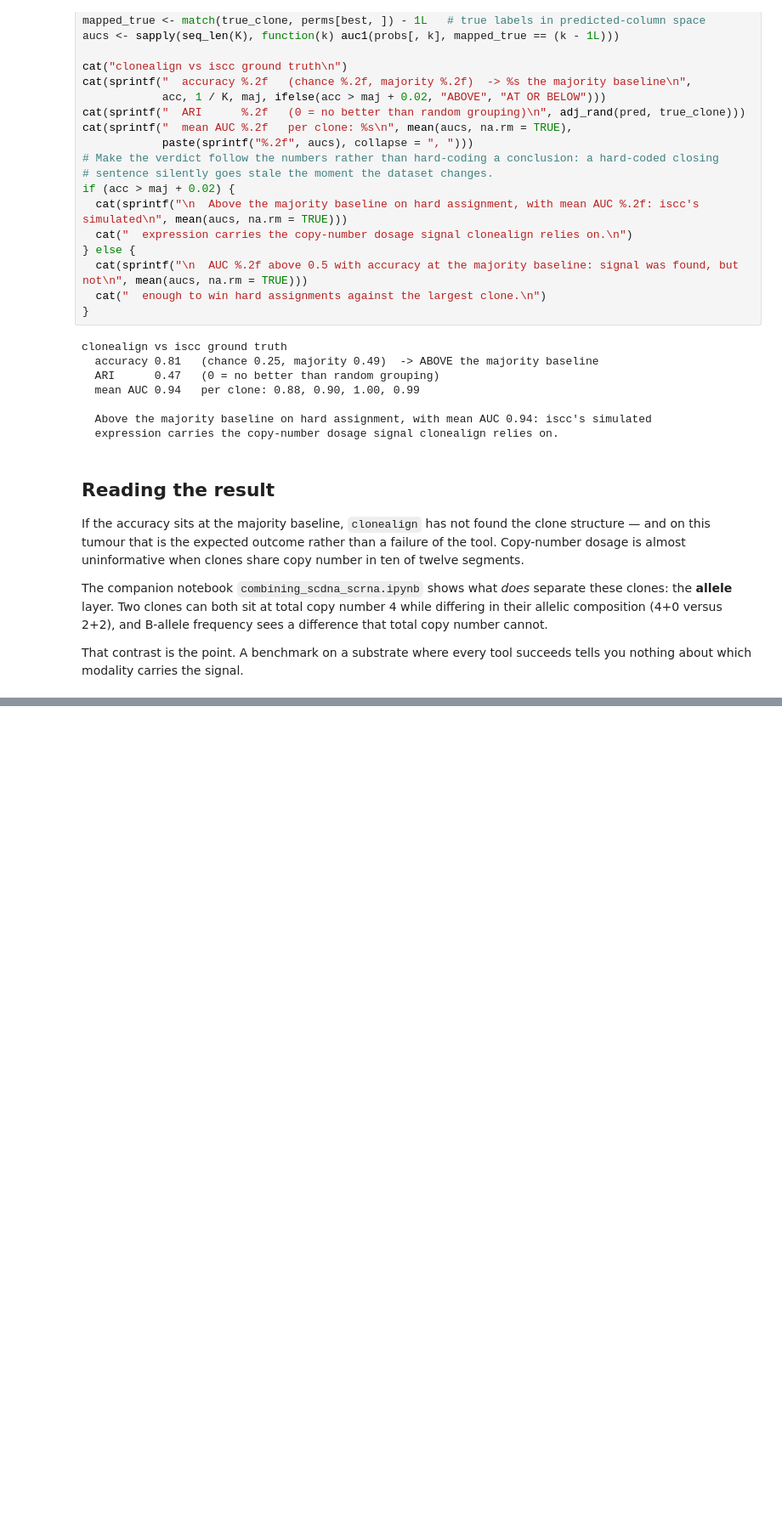
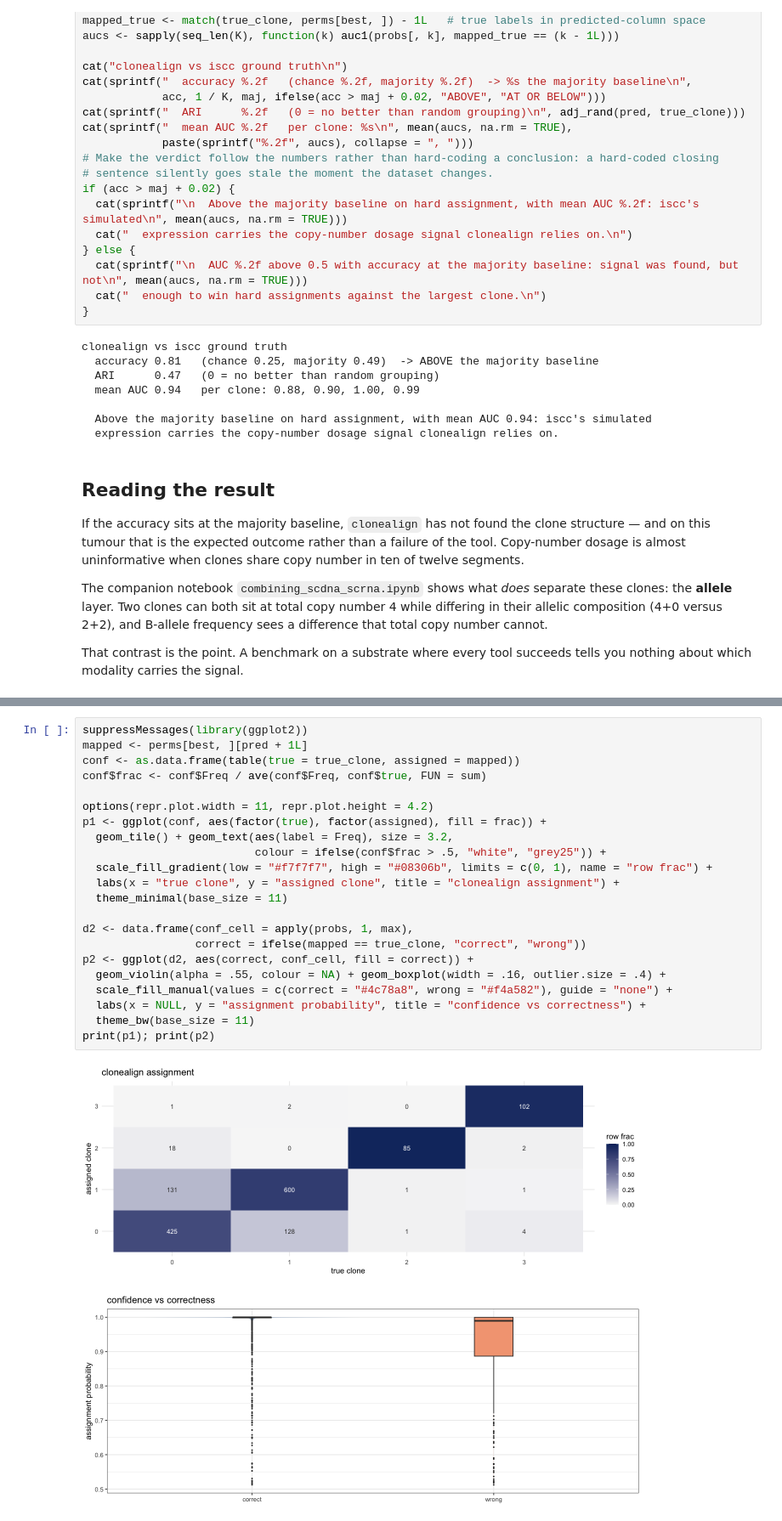
Before and after one commit to pedrofale/iscc, a Jupyter notebook: notebooks/tool_clonealign_R.ipynb, the cells around one changed output, grey strips where cells are left out. Shown at 85% size. Drawn from its saved outputs; the diff is of its cells as text; blank space fills up the shorter version.

```diff
--- a/notebooks/tool_clonealign_R.ipynb
+++ b/notebooks/tool_clonealign_R.ipynb
@@ -191,0 +199,25 @@ about which modality carries the signal.
+# %%
+suppressMessages(library(ggplot2))
+mapped <- perms[best, ][pred + 1L]
+conf <- as.data.frame(table(true = true_clone, assigned = mapped))
+conf$frac <- conf$Freq / ave(conf$Freq, conf$true, FUN = sum)
+
+options(repr.plot.width = 11, repr.plot.height = 4.2)
+p1 <- ggplot(conf, aes(factor(true), factor(assigned), fill = frac)) +
+  geom_tile() + geom_text(aes(label = Freq), size = 3.2,
+                          colour = ifelse(conf$frac > .5, "white", "grey25")) +
+  scale_fill_gradient(low = "#f7f7f7", high = "#08306b", limits = c(0, 1), name = "row frac") +
+  labs(x = "true clone", y = "assigned clone", title = "clonealign assignment") +
+  theme_minimal(base_size = 11)
+
+d2 <- data.frame(conf_cell = apply(probs, 1, max),
+                 correct = ifelse(mapped == true_clone, "correct", "wrong"))
+p2 <- ggplot(d2, aes(correct, conf_cell, fill = correct)) +
+  geom_violin(alpha = .55, colour = NA) + geom_boxplot(width = .16, outlier.size = .4) +
+  scale_fill_manual(values = c(correct = "#4c78a8", wrong = "#f4a582"), guide = "none") +
+  labs(x = NULL, y = "assignment probability", title = "confidence vs correctness") +
+  theme_bw(base_size = 11)
+print(p1); print(p2)
+# %% [output]
+[figure, added]
+[figure, added]
```
Also changed, not shown: parts of 2 cells of this notebook, 4 other files.
